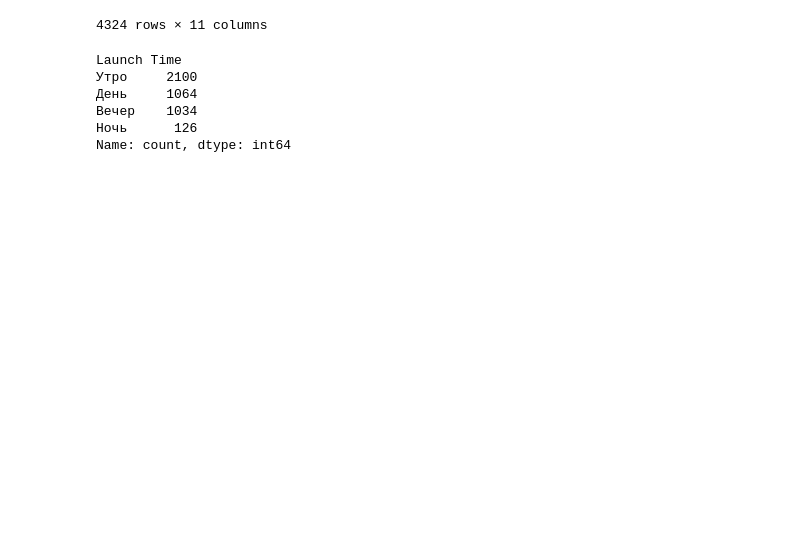
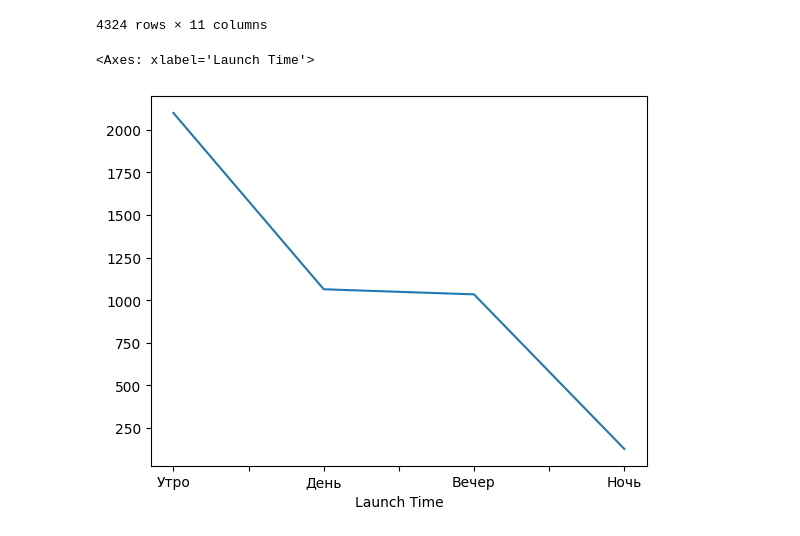
Before and after one commit to Netdaem0n/ALG_data_analyze, a Jupyter notebook: notebooks/lesson4.ipynb, the cells around one changed output. Cells and saved outputs as stored; diff of their text form; code cells hidden in the pictures; blank space fills up the shorter version.

```diff
--- a/notebooks/lesson4.ipynb
+++ b/notebooks/lesson4.ipynb
@@ -145,11 +145,7 @@ df
 | 4323 | RVSN USSR | Fri Oct 04, 1957 19:28 UTC | Sputnik 8K71PS | Sputnik-1 | StatusRetired | NaN | Success | Site 1/5 | Baikonur Cosmodrome | ... |
 4324 rows × 11 columns
 # %%
-df['Launch Time'].value_counts()
+df['Launch Time'].value_counts().plot()
 # %% [output]
-Launch Time
-Утро     2100
-День     1064
-Вечер    1034
-Ночь      126
-Name: count, dtype: int64
+<Axes: xlabel='Launch Time'>
+[figure, added]
```
